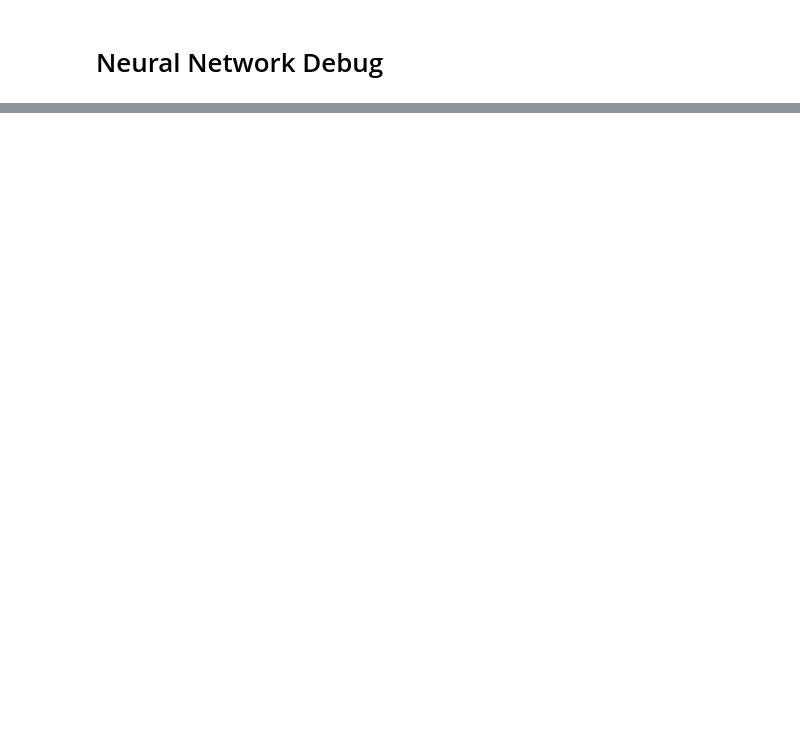
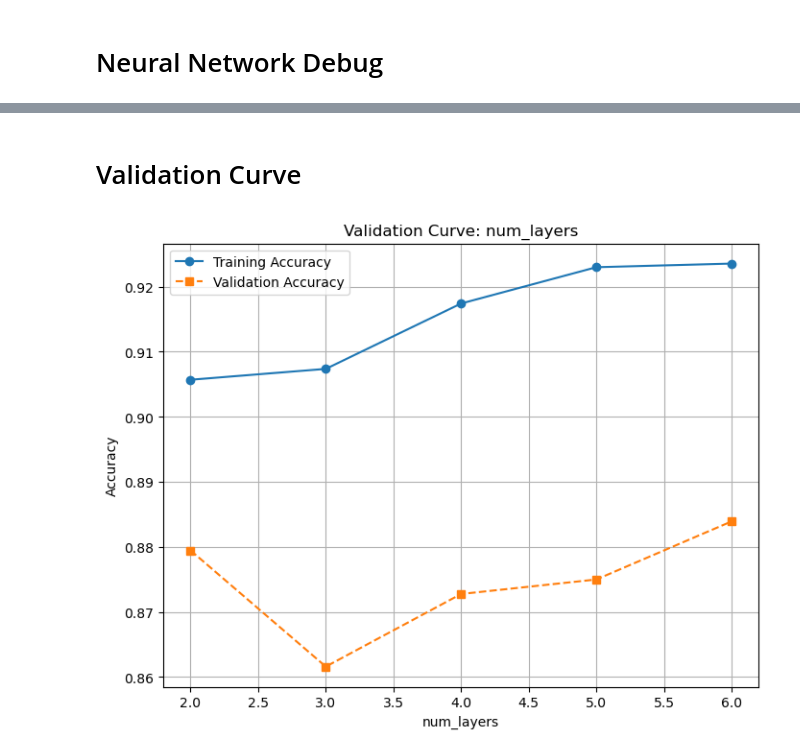
Before and after one commit to JohhnnyKeepWalking985/ML-HW1, a Jupyter notebook: src/mkt_compain_experiment.ipynb, the cells around one changed output, grey strips where cells are left out. Saved outputs shown, nothing was run; the diff lists cells and outputs as text; code cells hidden in the pictures; blank space fills up the shorter version.

```diff
--- a/src/mkt_compain_experiment.ipynb
+++ b/src/mkt_compain_experiment.ipynb
@@ -166,0 +213,9 @@ Initializing model...
+# %% [markdown]
+# Validation Curve
+# %%
+param_values = [2, 3, 4, 5, 6]
+
+trainer = NeuralNetworkTrainer(config_path="C:/Meta Directory/Gatech/Machine Learning/HW/HW1/hw1_repo/configs/nn.yaml", device="cuda")
+trainer.plot_validation_curve("num_layers", param_values)
+# %% [output]
+[figure, added]
```
Also changed, not shown: parts of 11 cells of this notebook, 5 other files.
